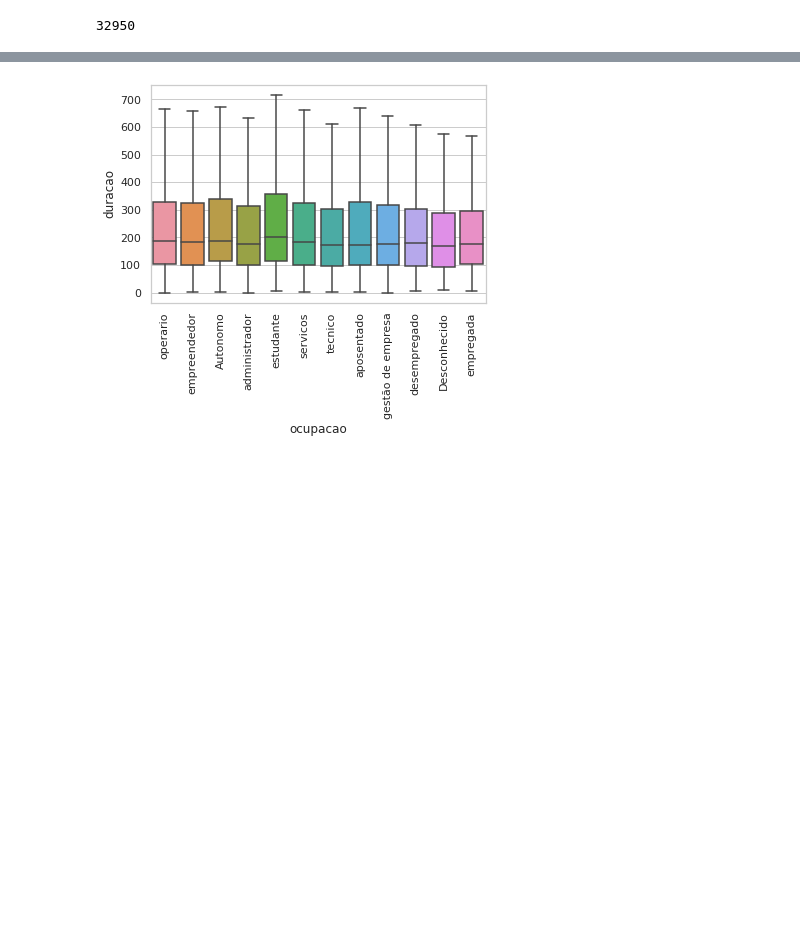
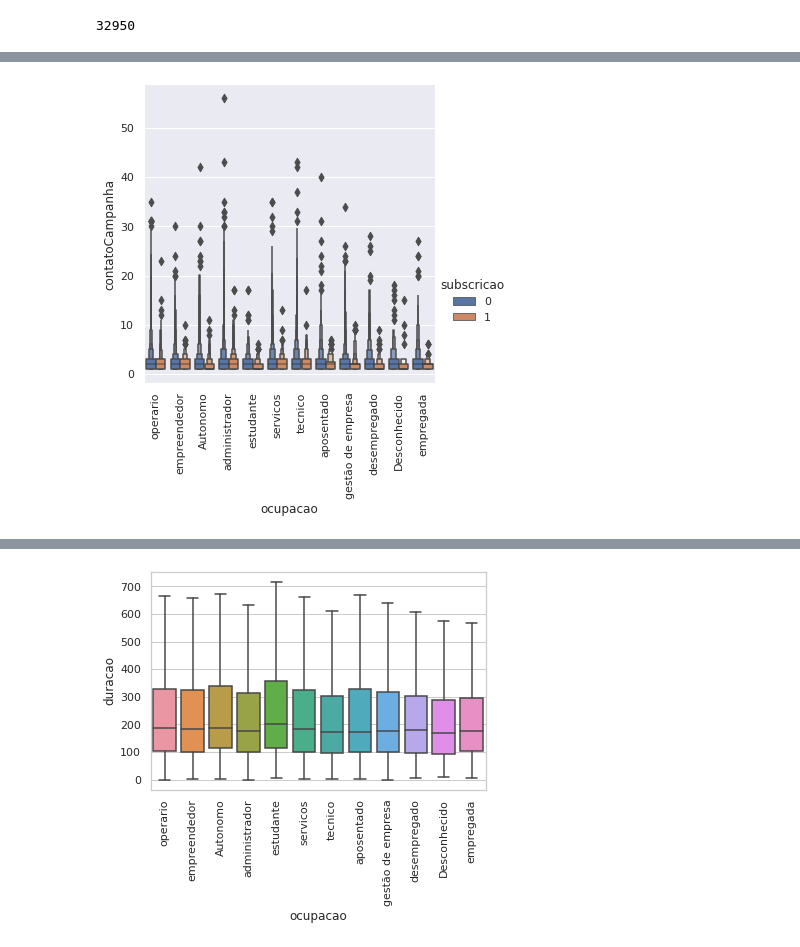
Before and after one commit to guimaraesrosa/Aprendizado_por_Reforco_DS, a Jupyter notebook: Case 2/Case2_APRDS.ipynb, the cells around one changed output, grey strips where cells are left out. Saved outputs shown, nothing was run; the diff lists cells and outputs as text; code cells hidden in the pictures; blank space fills up the shorter version.

```diff
--- a/Case 2/Case2_APRDS.ipynb
+++ b/Case 2/Case2_APRDS.ipynb
@@ -428,0 +442,6 @@ for col in lista_cols:
+# %%
+fg = sns.catplot(data=df_final, x='ocupacao', y='contatoCampanha', hue='subscricao', kind='boxen')
+plt.xticks(rotation=90)
+plt.show()
+# %% [output]
+[figure, added]
```
Also changed, not shown: parts of 13 cells of this notebook.
